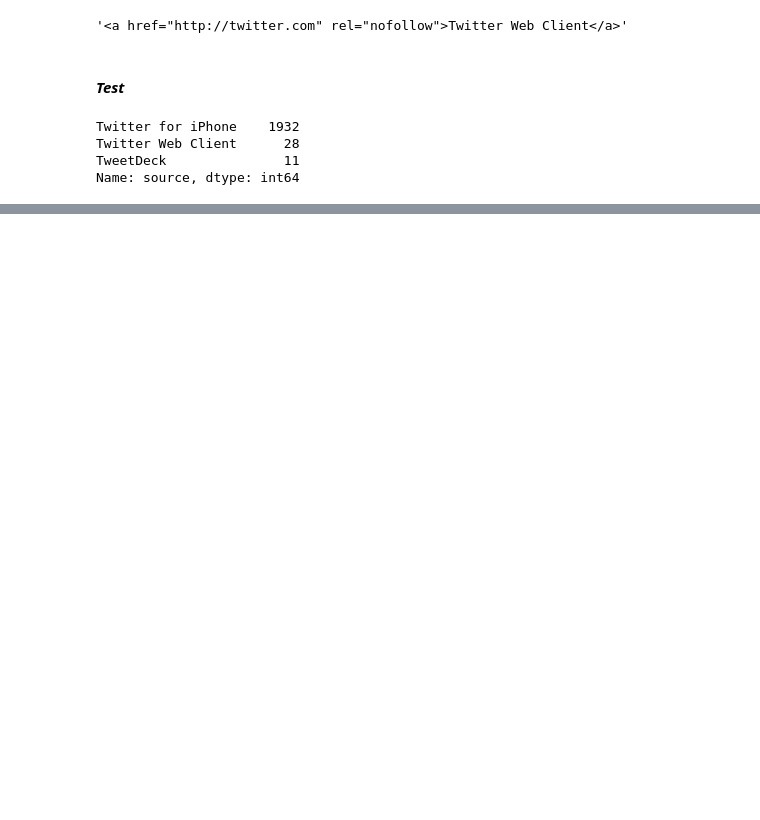
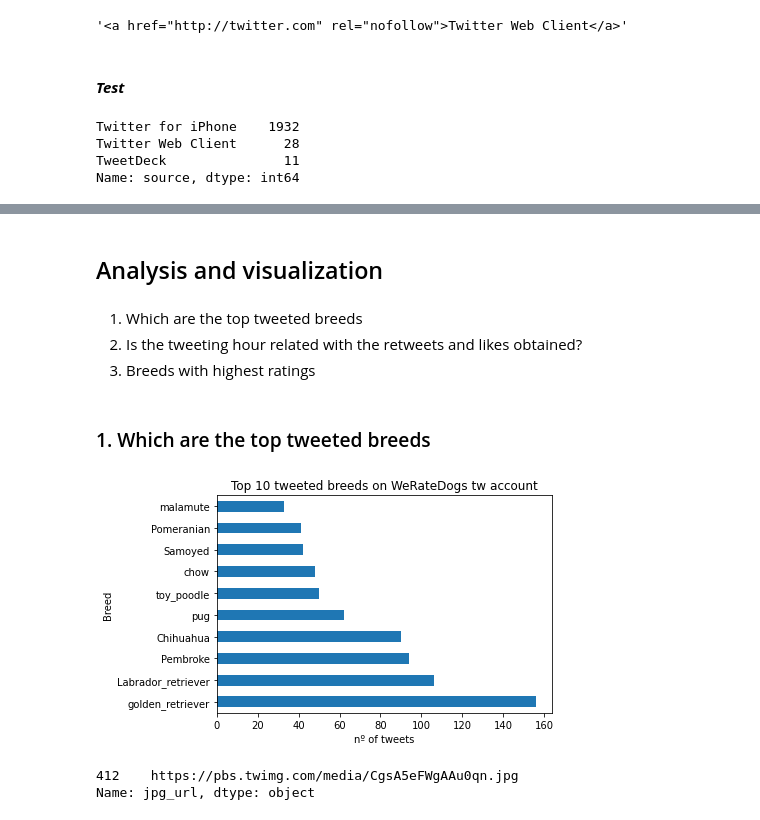
Before and after one commit to MarcCampmanyGar/They-re_good-dogs-Brent, a Jupyter notebook: wrangle_act.ipynb, the cells around one changed output, grey strips where cells are left out. Drawn from its saved outputs; the diff is of its cells as text; code cells hidden in the pictures; blank space fills up the shorter version.

```diff
--- a/wrangle_act.ipynb
+++ b/wrangle_act.ipynb
@@ -926,0 +1133,3 @@ Missing information as "tw_archive" file has 2356 rows and this one 2075. Nothin
+# %%
+df = pd.read_csv('twitter_archive_master.csv')
+df.head()
@@ -926,0 +1151,8 @@ Missing information as "tw_archive" file has 2356 rows and this one 2075. Nothin
+# %% [markdown]
+## Analysis and visualization
+# %% [markdown]
+1. Which are the top tweeted breeds
+2. Is the tweeting hour related with the retweets and likes obtained?
+3. Breeds with highest ratings
+# %% [markdown]
+### 1. Which are the top tweeted breeds
@@ -926,0 +1161,13 @@ Missing information as "tw_archive" file has 2356 rows and this one 2075. Nothin
+# %%
+df[df.breed.notnull()]['breed'].value_counts().nlargest(10).plot(kind='barh')
+plt.title('Top 10 tweeted breeds on WeRateDogs tw account')
+plt.xlabel('nº of tweets')
+plt.ylabel('Breed');
+# %% [output]
+[figure, added]
+# %%
+lab = (((df[df.breed == 'golden_retriever'])['jpg_url']).sample(1))
+lab
+# %% [output]
+412    https://pbs.twimg.com/media/CgsA5eFWgAAu0qn.jpg
+Name: jpg_url, dtype: object
```
Also changed, not shown: parts of 68 cells of this notebook, 2 other files.
